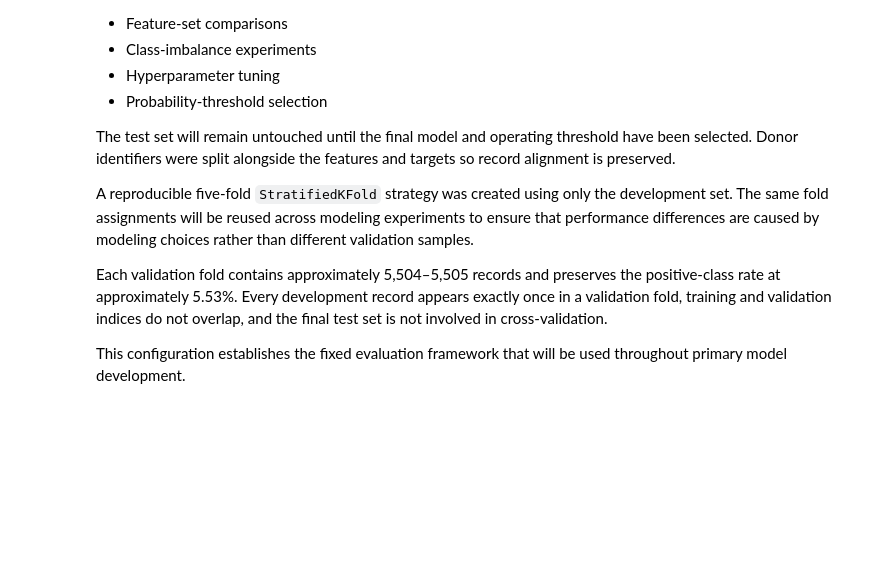
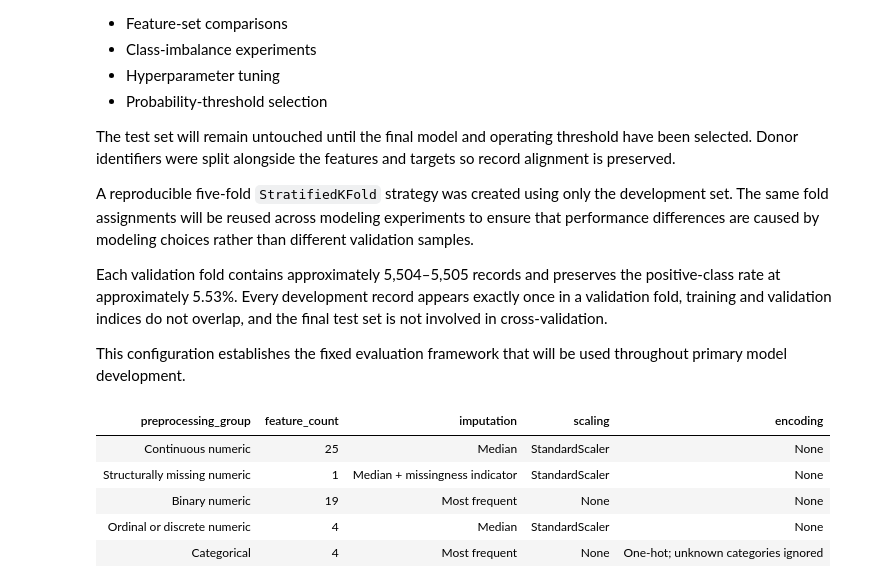
Before and after one commit to MDarkHead/red-cross-donor-prediction, a Jupyter notebook: notebooks/05_classification_modeling.ipynb, the cells around one changed output. Saved outputs shown, nothing was run; the diff lists cells and outputs as text; code cells hidden in the pictures; blank space fills up the shorter version.

Commit message:
P5; Task 14: Build Linear Model Preprocessing Pipeline Complete

```diff
--- a/notebooks/05_classification_modeling.ipynb
+++ b/notebooks/05_classification_modeling.ipynb
@@ -3189,0 +3299,95 @@ def evaluate_outreach_ranking(
+# %%
+# Create linear preprocessor for leakage safe feature set
+linear_preprocessor_full = build_linear_preprocessor(
+    full_leakage_safe_candidate_features
+)
+# %%
+# Validate linear model preprocessing structure
+linear_preprocessing_summary = pd.DataFrame({
+    "preprocessing_group": [
+        "Continuous numeric",
+        "Structurally missing numeric",
+        "Binary numeric",
+        "Ordinal or discrete numeric",
+        "Categorical",
+    ],
+    "feature_count": [
+        len([
+            feature
+            for feature in numeric_continuous_features
+            if feature not in structurally_missing_features
+        ]),
+        len(structurally_missing_features),
+        len(numeric_binary_features),
+        len(ordinal_discrete_numeric_features),
+        len(categorical_features),
+    ],
+    "imputation": [
+        "Median",
+        "Median + missingness indicator",
+        "Most frequent",
+        "Median",
+        "Most frequent",
+    ],
+    "scaling": [
+        "StandardScaler",
+        "StandardScaler",
+        "None",
+        "StandardScaler",
+        "None",
+    ],
+    "encoding": [
+        "None",
+        "None",
+        "None",
+        "None",
+        "One-hot; unknown categories ignored",
+    ],
+})
+
+display(linear_preprocessing_summary.style
+    .hide(axis="index")
+    .set_properties(**{
+        "text-align": "center",
+        "padding": "8px 16px",
+    })
+    .set_properties(
+        subset=["preprocessing_group"],
+        **{"text-align": "left"}
+    )
+    .set_table_styles([
+        {
+            "selector": "th",
+            "props": [
+                ("text-align", "center"),
+                ("padding", "8px 16px"),
+            ],
+        },
+        {
+            "selector": "th.col0",
+            "props": [("text-align", "left")],
+        },
+    ])
+    .format({
+        "feature_count": "{:,.0f}",
+    })
+)
+
+linear_preprocessing_feature_count = (
+    linear_preprocessing_summary["feature_count"].sum()
+)
+
+assert linear_preprocessing_feature_count == EXPECTED_PREDICTOR_COUNT
+assert not hasattr(linear_preprocessor_full, "transformers_")
+
+print(
+    "\nLinear-model preprocessing pipeline defined and "
+    "validated without fitting."
+)
+# %% [output]
+| preprocessing_group | feature_count | imputation | scaling | encoding |
+| Continuous numeric | 25 | Median | StandardScaler | None |
+| Structurally missing numeric | 1 | Median + missingness indicator | StandardScaler | None |
+| Binary numeric | 19 | Most frequent | None | None |
+| Ordinal or discrete numeric | 4 | Median | StandardScaler | None |
+| Categorical | 4 | Most frequent | None | One-hot; unknown categories ignored |
```
Also changed, not shown: parts of 2 cells of this notebook.
